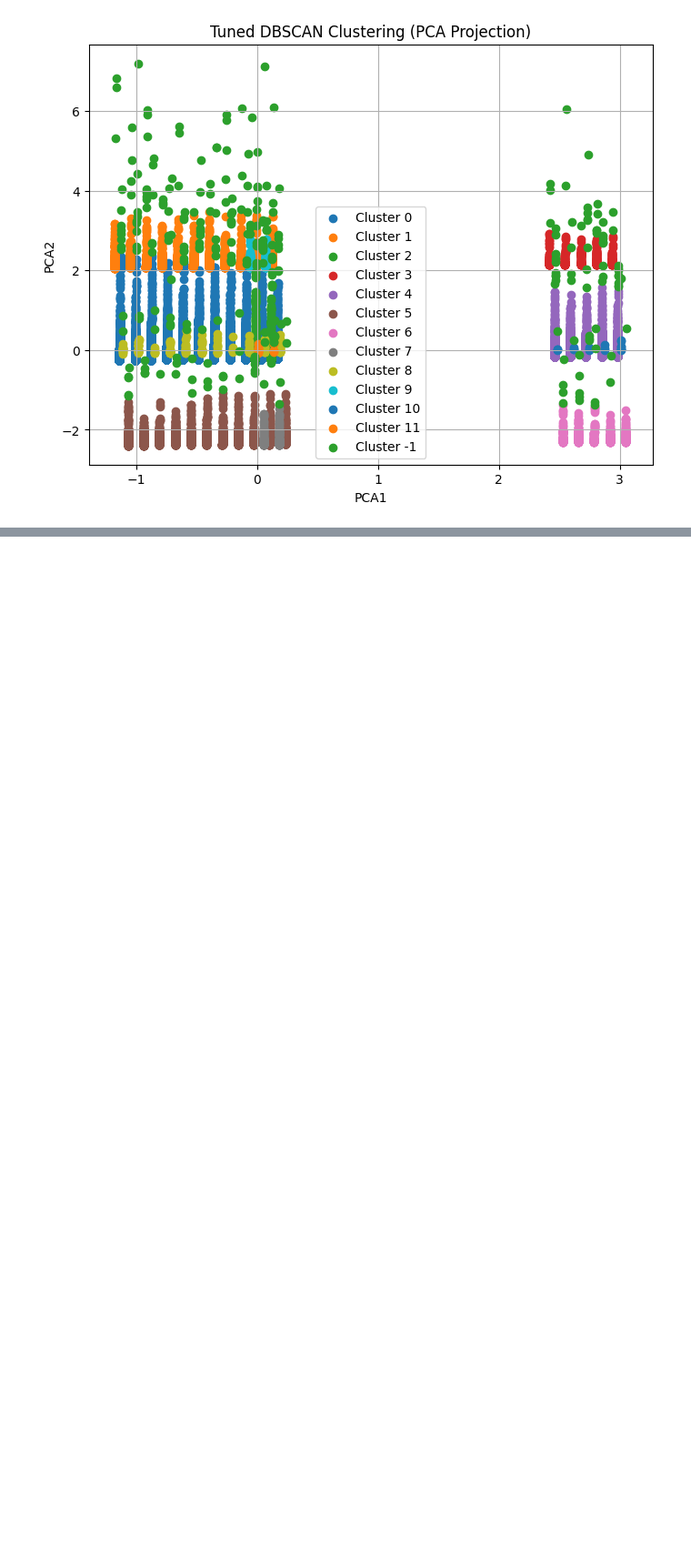
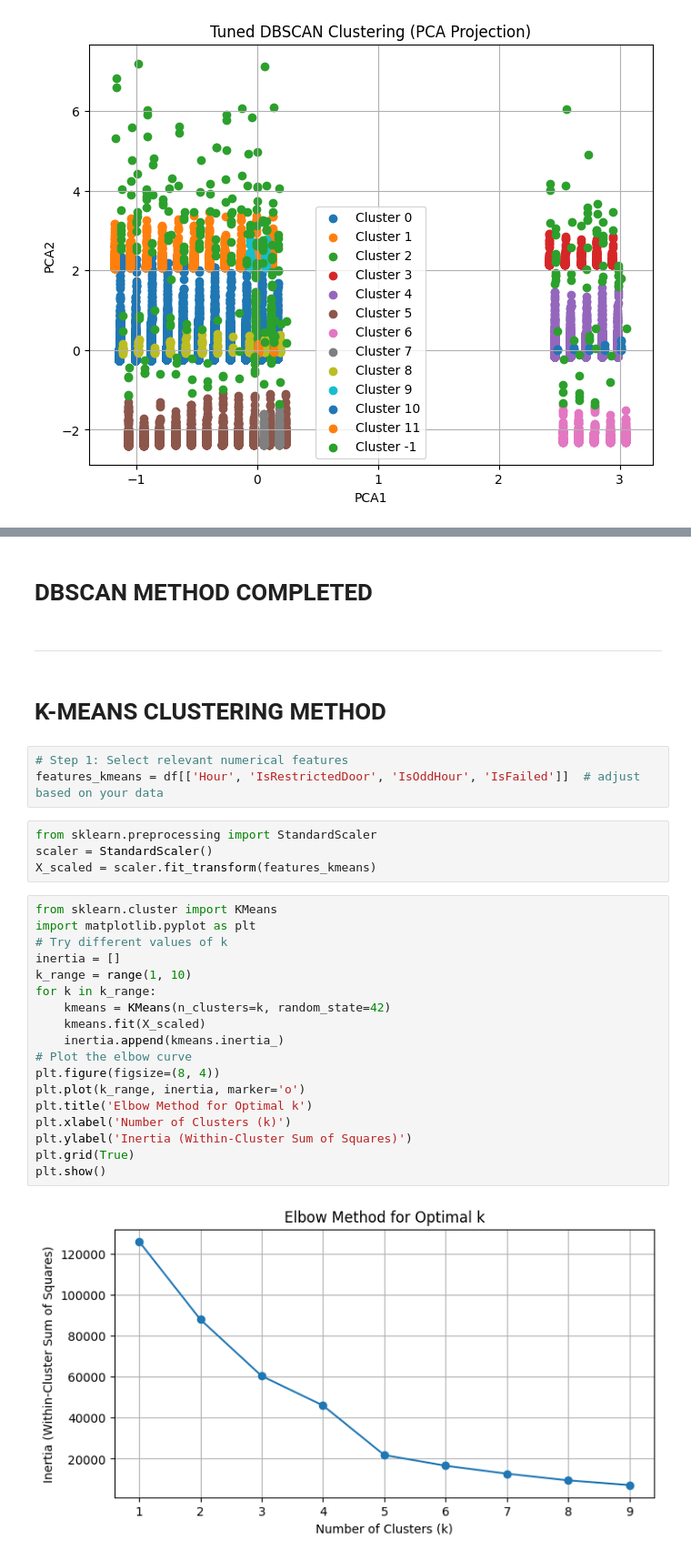
Before and after one commit to Divyaanshvats/FIDROX_ASSIGNMENTS, a Jupyter notebook: FIDROX_DBSCAN.ipynb, the cells around one changed output, grey strips where cells are left out. Shown at 91% size. Drawn from its saved outputs; the diff is of its cells as text; blank space fills up the shorter version.

```diff
--- a/FIDROX_DBSCAN.ipynb
+++ b/FIDROX_DBSCAN.ipynb
@@ -504,0 +645,33 @@ if labels is not None:
+# %% [markdown]
+# **DBSCAN METHOD COMPLETED**
+# %% [markdown]
+-----------------------------------------------------------------------------------------------------------------------------------------------------------------------
+# %% [markdown]
+# **K-MEANS CLUSTERING METHOD**
+# %%
+# Step 1: Select relevant numerical features
+features_kmeans = df[['Hour', 'IsRestrictedDoor', 'IsOddHour', 'IsFailed']]  # adjust based on your data
+# %%
+from sklearn.preprocessing import StandardScaler
+scaler = StandardScaler()
+X_scaled = scaler.fit_transform(features_kmeans)
+# %%
+from sklearn.cluster import KMeans
+import matplotlib.pyplot as plt
+# Try different values of k
+inertia = []
+k_range = range(1, 10)
+for k in k_range:
+    kmeans = KMeans(n_clusters=k, random_state=42)
+    kmeans.fit(X_scaled)
+    inertia.append(kmeans.inertia_)
+# Plot the elbow curve
+plt.figure(figsize=(8, 4))
+plt.plot(k_range, inertia, marker='o')
+plt.title('Elbow Method for Optimal k')
+plt.xlabel('Number of Clusters (k)')
+plt.ylabel('Inertia (Within-Cluster Sum of Squares)')
+plt.grid(True)
+plt.show()
+# %% [output]
+[figure, added]
```
Also changed, not shown: parts of 12 cells of this notebook.
